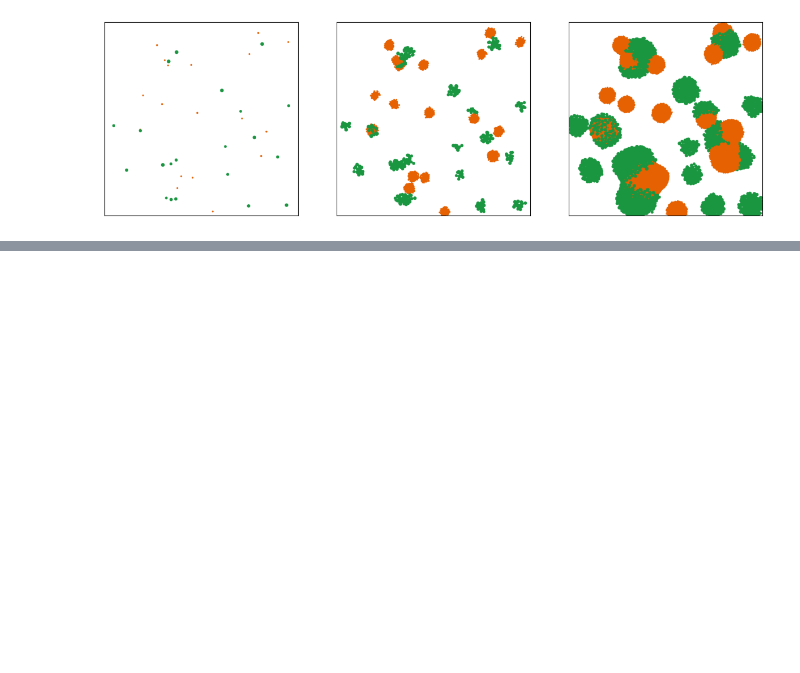
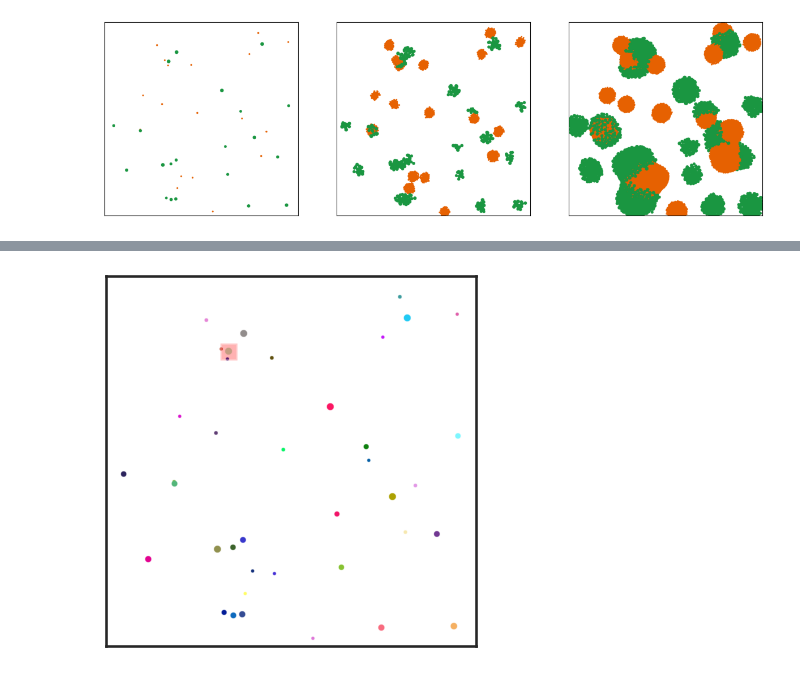
Before and after one commit to Jsakkos/nufeb_tools, a Jupyter notebook: notebooks/cell ancestry.ipynb, the cells around one changed output, grey strips where cells are left out. Drawn from its saved outputs; the diff is of its cells as text; code cells hidden in the pictures; blank space fills up the shorter version.

```diff
--- a/notebooks/cell ancestry.ipynb
+++ b/notebooks/cell ancestry.ipynb
@@ -466,0 +233,21 @@ NameError: name 'areas' is not defined
+# %%
+
+f, ax = plt.subplots()
+plot.colony(x,0,ax=ax)
+temp = df[(df.ID==11) & (df.Timestep==0)]
+img_size=2000
+scale = 5
+radius = temp.radius.values
+w= scale*radius/x.metadata['Dimensions'][0]*2000
+h=scale*radius/x.metadata['Dimensions'][0]*2000
+
+xx = (temp.x/x.metadata['Dimensions'][0]*img_size)-w/2
+yy = (temp.y/x.metadata['Dimensions'][1]*img_size)-h/2
+rect=mpatches.Rectangle((xx,yy),w,h,
+                        fill = True,
+                        facecolor = "red",alpha=0.3,
+                        linewidth = 2)
+plt.gca().add_patch(rect)
+plt.show()
+# %% [output]
+[figure, added]
```
Also changed, not shown: parts of 44 cells of this notebook, 3 other files.
